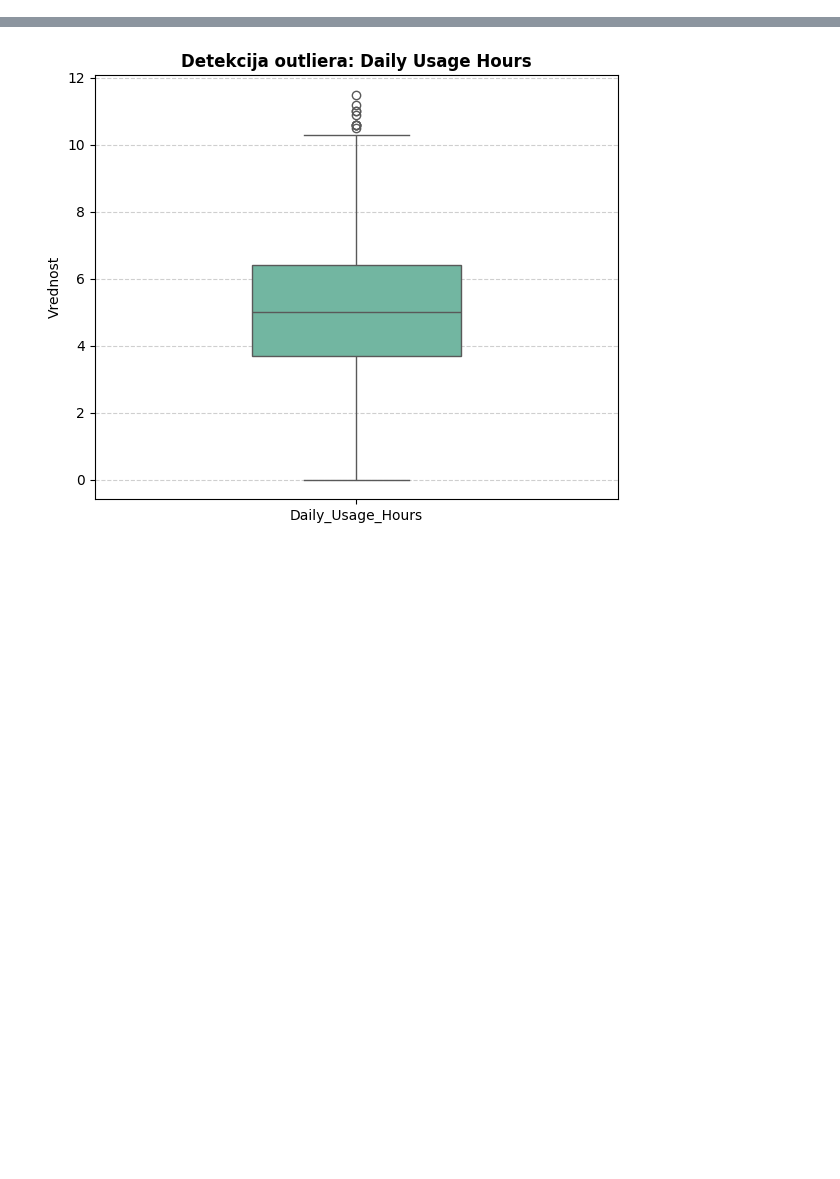
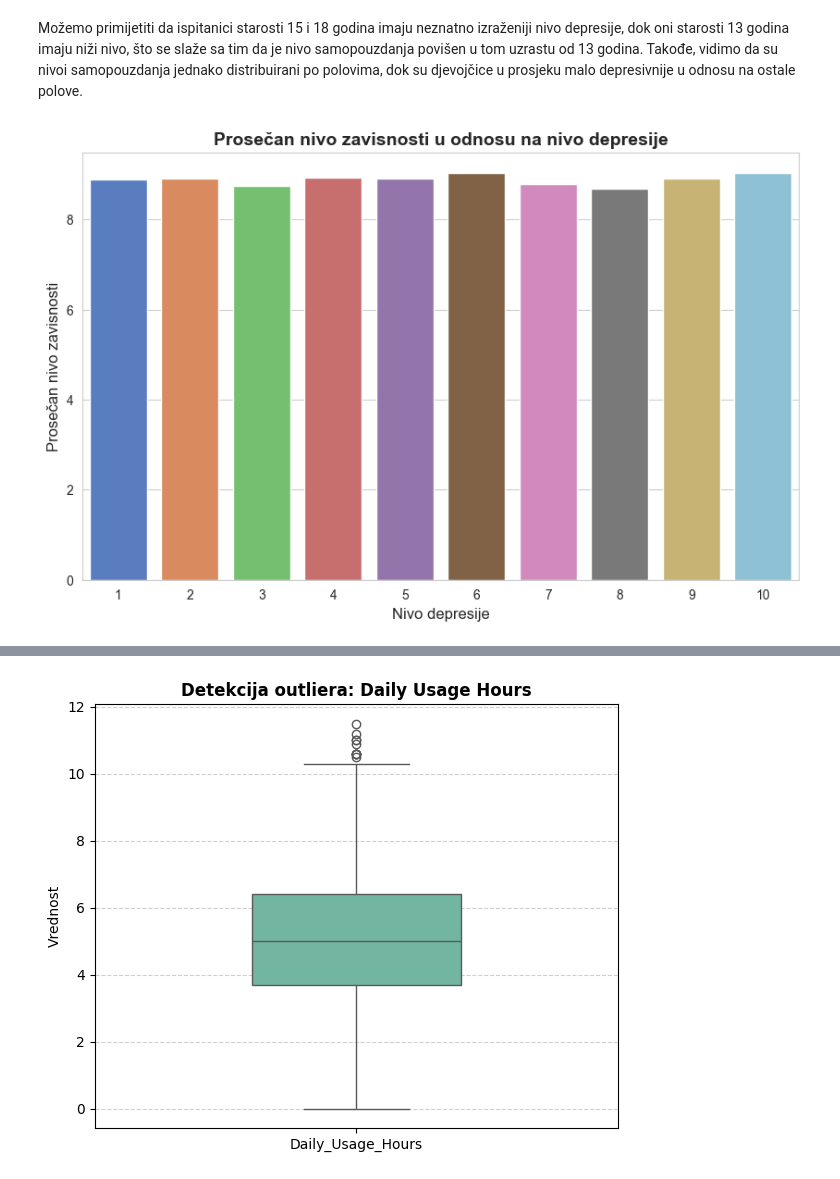
Before and after one commit to djukic002/siap-projekat, a Jupyter notebook: eda.ipynb, the cells around one changed output, grey strips where cells are left out. Saved outputs shown, nothing was run; the diff lists cells and outputs as text; code cells hidden in the pictures; blank space fills up the shorter version.

```diff
--- a/eda.ipynb
+++ b/eda.ipynb
@@ -151,0 +92,20 @@ plt.show()
+# %% [markdown]
+Možemo primijetiti da ispitanici starosti 15 i 18 godina imaju neznatno izraženiji nivo depresije, dok oni starosti 13 godina imaju niži nivo, što se slaže sa tim da je nivo samopouzdanja povišen u tom uzrastu od 13 godina. Takođe, vidimo da su nivoi samopouzdanja jednako distribuirani po polovima, dok su djevojčice u prosjeku malo depresivnije u odnosu na ostale polove.
+# %%
+plt.figure(figsize=(10, 6))
+
+sns.barplot(data=df,
+            x='Depression_Level',
+            y='Addiction_Level',
+            palette='muted',
+            hue='Depression_Level',
+            legend=False,
+            errorbar=None)
+
+plt.title('Prosečan nivo zavisnosti u odnosu na nivo depresije', fontsize=14, fontweight='bold')
+plt.xlabel('Nivo depresije', fontsize=12)
+plt.ylabel('Prosečan nivo zavisnosti', fontsize=12)
+
+plt.show()
+# %% [output]
+[figure, added]
```
Also changed, not shown: parts of 43 cells of this notebook, 1 other file.
